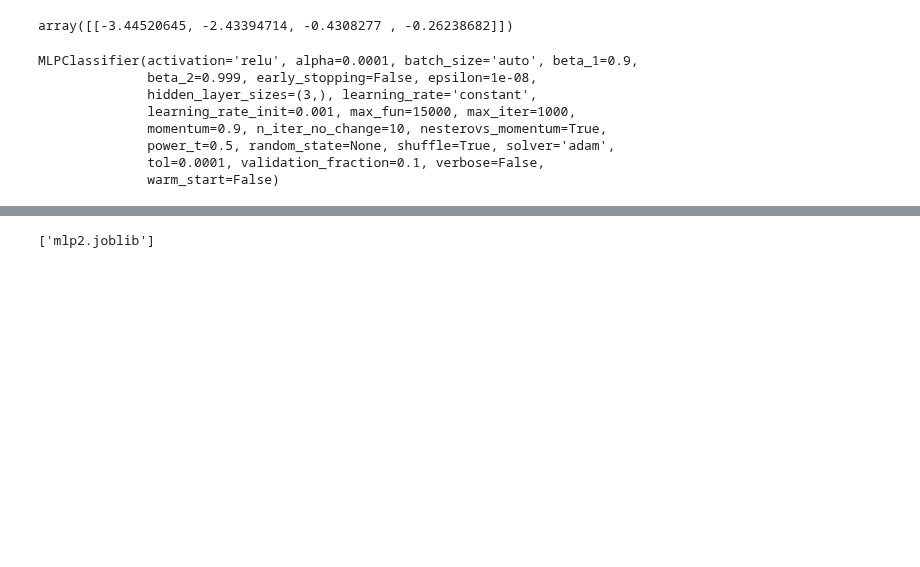
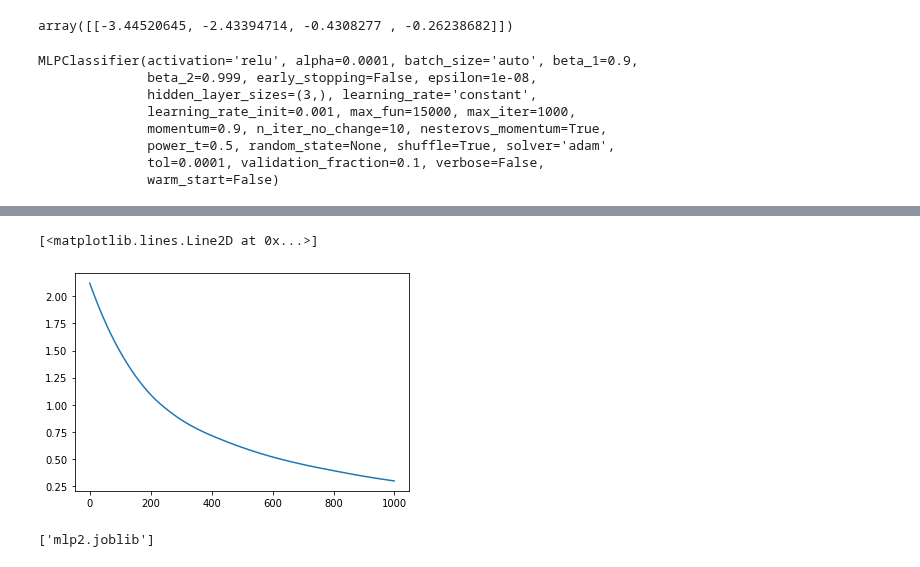
Before and after one commit to ywchiu/tibamedl, a Jupyter notebook: Demo20200321.ipynb, the cells around one changed output, grey strips where cells are left out. Cells and saved outputs as stored; diff of their text form; code cells hidden in the pictures; blank space fills up the shorter version.

```diff
--- a/Demo20200321.ipynb
+++ b/Demo20200321.ipynb
@@ -921,3 +921,8 @@ accuracy_score(y, predicted)
+# %%
+plt.plot(range(len(clf.loss_curve_)), clf.loss_curve_)
+# %% [output]
+[<matplotlib.lines.Line2D at 0x...>]
+[figure, added]
 # %%
 from joblib import dump, load
 dump(clf, 'mlp2.joblib')
```
Also changed, not shown: parts of 2 cells of this notebook.
